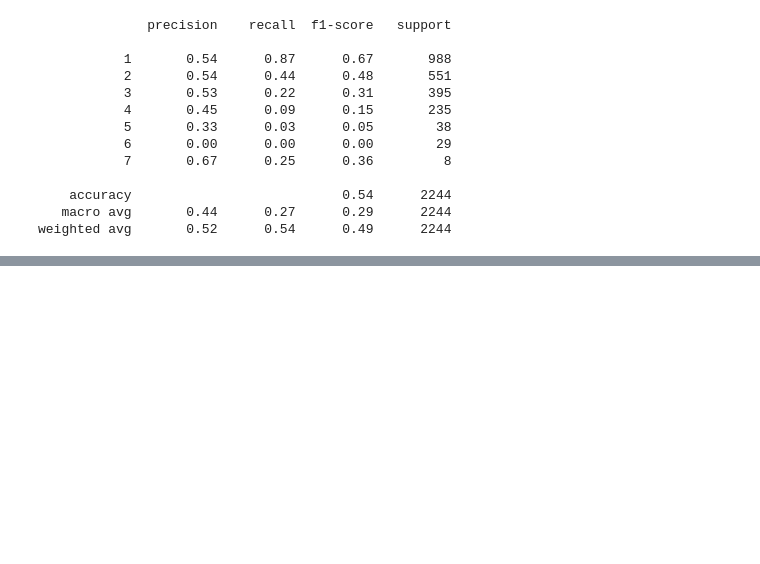
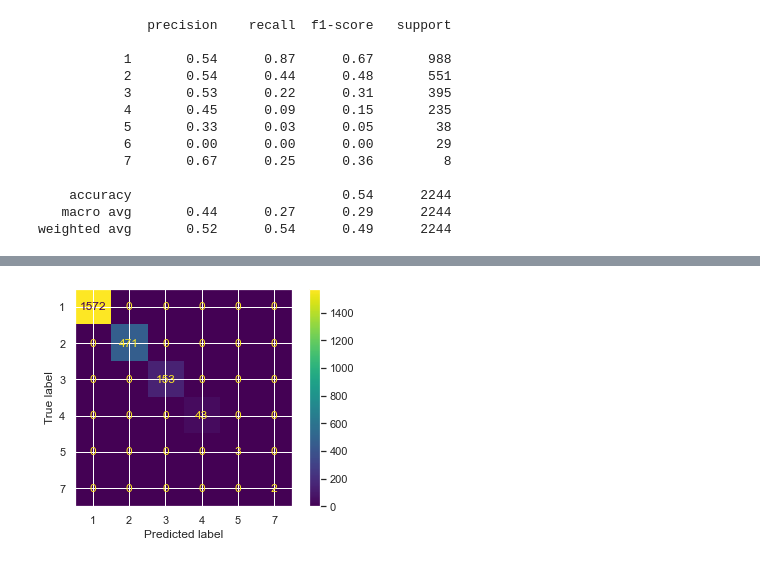
Before and after one commit to TamaraGR/Police_Violence_Analysis, a Jupyter notebook: Police_Violence_PCA.ipynb, the cells around one changed output, grey strips where cells are left out. Saved outputs shown, nothing was run; the diff lists cells and outputs as text; code cells hidden in the pictures; blank space fills up the shorter version.

Commit message:
added confusion matrices

```diff
--- a/Police_Violence_PCA.ipynb
+++ b/Police_Violence_PCA.ipynb
@@ -422,3 +437,9 @@ weighted avg       0.52      0.54      0.49      2244
+# %%
+# Plot confusion matrix
+fig = plot_confusion_matrix(rf_model, X_test, rf_y_pred)
+plt.show()
+# %% [output]
+[figure, added]
 # %%
 # Create the parameter grid based on the results of random search
 param_grid = {
```
Also changed, not shown: parts of 11 cells of this notebook.
